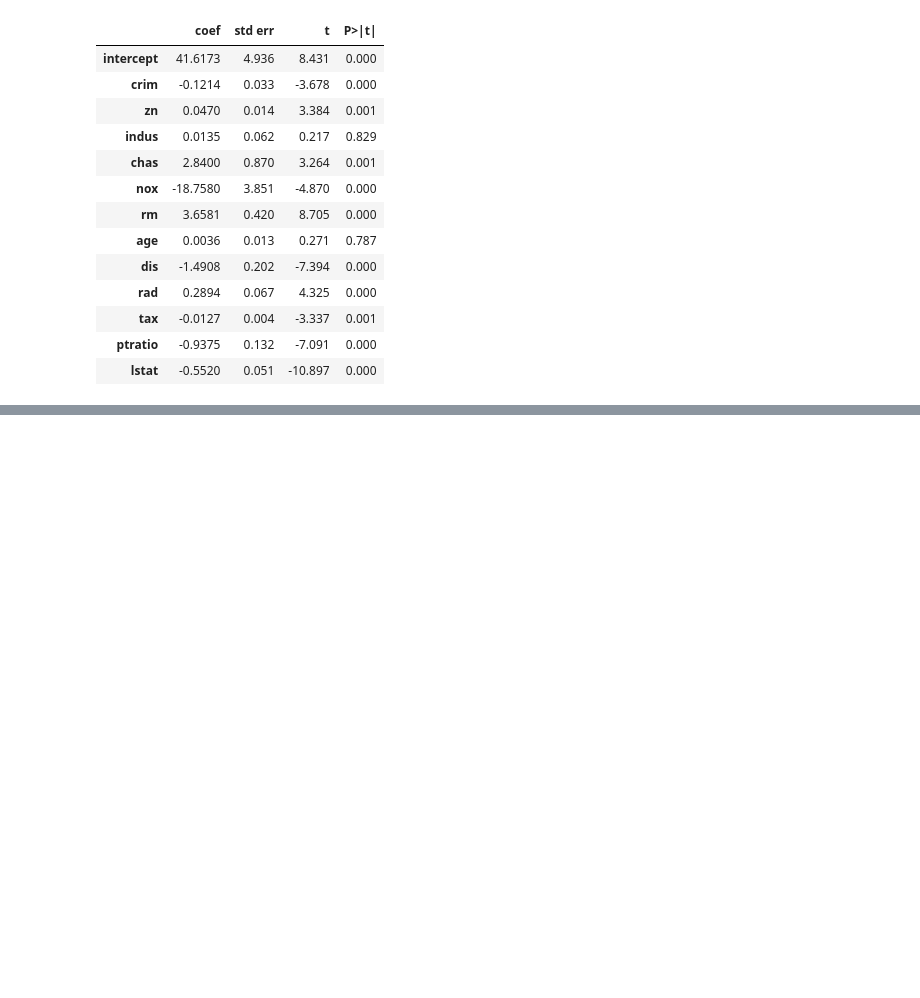
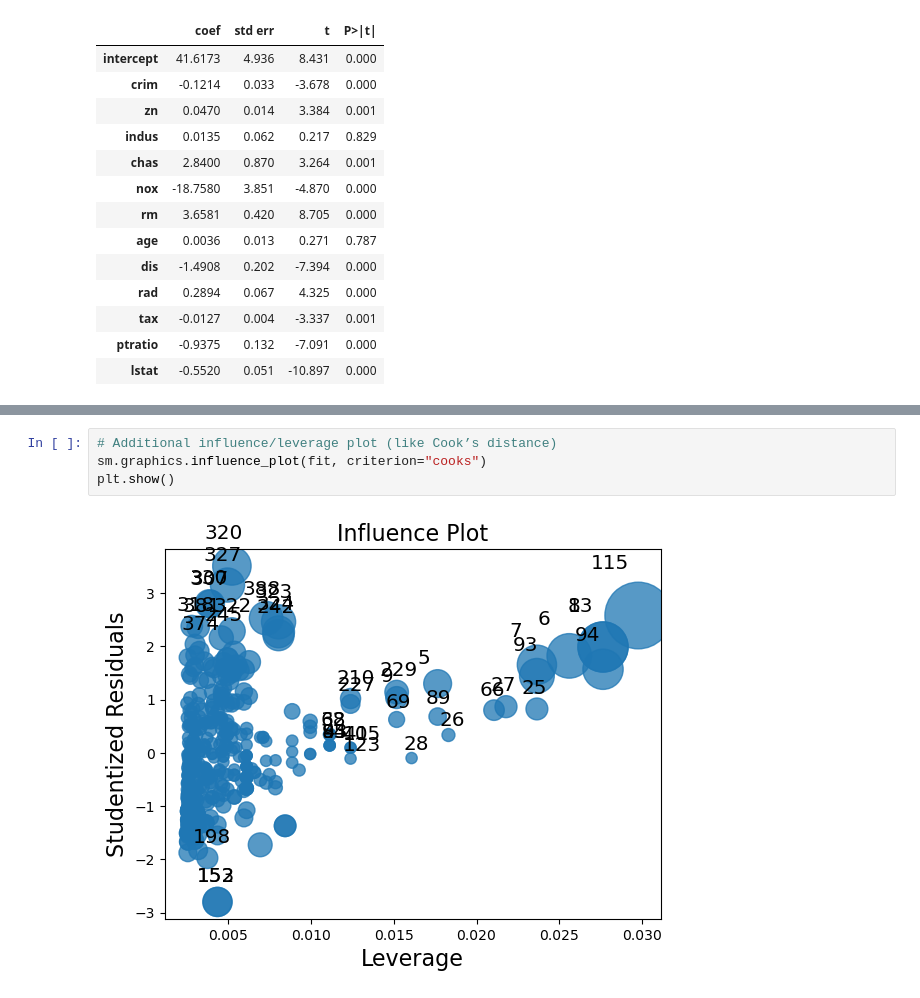
Before and after one commit to zozoking101/An-Introduction-to-Statistical-Learning-with-Applications-in-Python, a Jupyter notebook: 3_Linear_Regression/Chapter_3.ipynb, the cells around one changed output, grey strips where cells are left out. Drawn from its saved outputs; the diff is of its cells as text; blank space fills up the shorter version.

```diff
--- a/3_Linear_Regression/Chapter_3.ipynb
+++ b/3_Linear_Regression/Chapter_3.ipynb
@@ -1880,0 +2489,6 @@ summarize(results)
+# %%
+# Additional influence/leverage plot (like Cook’s distance)
+sm.graphics.influence_plot(fit, criterion="cooks")
+plt.show()
+# %% [output]
+[figure, added]
```
Also changed, not shown: parts of 180 cells of this notebook, 35 other files.
